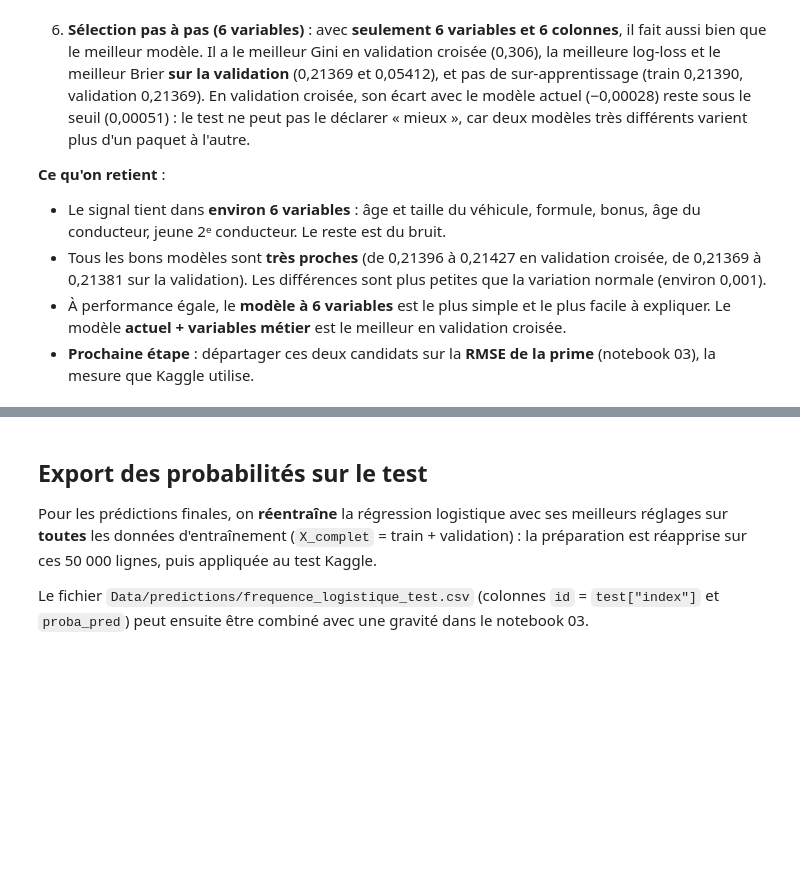
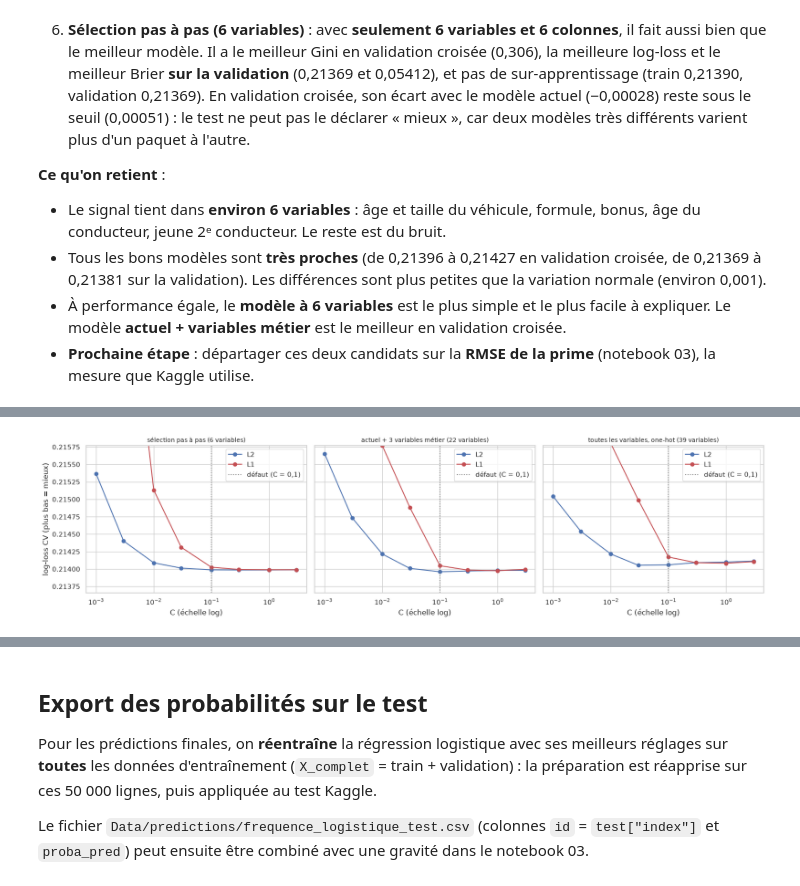
Before and after one commit to MaximilienCY/TD-Tarification-automobile-par-Machine-Learning, a Jupyter notebook: notebooks/01_frequence.ipynb, the cells around one changed output, grey strips where cells are left out. Cells and saved outputs as stored; diff of their text form; code cells hidden in the pictures; blank space fills up the shorter version.

Commit message:
Fréquence 4.11 : optimisation des hyperparamètres (C, pénalité L1/L2, lissage)
Co-Authored-By: Claude Opus 5.5 <noreply@anthropic.com>

```diff
--- a/notebooks/01_frequence.ipynb
+++ b/notebooks/01_frequence.ipynb
@@ -2366,7 +2366,7 @@ def taux_vers_parent(parent_appr, enfant_appr, y_appr, parent_cible, enfant_cibl
     return (somme + lissage * a_priori) / (nombre + lissage)
 
 
-def zonier_commune(X_entr, y_entr, X_eval):
+def zonier_commune(X_entr, y_entr, X_eval, lissage=LISSAGE):
     # Zonier : taux de la commune lissé vers son département. Hors pli (par client) pour l'entraînement.
     commune_entr, commune_eval = train.loc[X_entr.index, "code_postal"], train.loc[X_eval.index, "code_postal"]
     valeurs_entr = pd.Series(np.nan, index=X_entr.index)
@@ -2375,20 +2375,20 @@ def zonier_commune(X_entr, y_entr, X_eval):
         autres = pli != k
         valeurs_entr[~autres] = taux_vers_parent(
             X_entr["departement"][autres], commune_entr[autres], y_entr[autres],
-            X_entr["departement"][~autres], commune_entr[~autres]).values
-    valeurs_eval = taux_vers_parent(X_entr["departement"], commune_entr, y_entr, X_eval["departement"], commune_eval)
+            X_entr["departement"][~autres], commune_entr[~autres], lissage).values
+    valeurs_eval = taux_vers_parent(X_entr["departement"], commune_entr, y_entr, X_eval["departement"], commune_eval, lissage)
     return valeurs_entr, valeurs_eval
 
 
-def construire_colonnes(X_entr, y_entr, X_eval):
+def construire_colonnes(X_entr, y_entr, X_eval, lissage=LISSAGE):
     # Prépare TOUTES les colonnes candidates (appris sur X_entr) et dit quelles colonnes forment chaque option
-    A, B = pli_actuel(X_entr, y_entr, X_eval, redondantes=[])  # toutes les variables brutes, préparation actuelle
+    A, B = pli_actuel(X_entr, y_entr, X_eval, lissage=lissage, redondantes=[])  # toutes les variables brutes, préparation actuelle
     options = {(v, "numérique"): [v] for v in NUMERIQUES_TOUTES}
     options.update({(v, "taux"): [v] for v in CAT_FORTE})
     options.update({(v, "one-hot"): [c for c in A.columns if c.startswith(v + "_")] for v in CAT_FAIBLE})
     # Variables catégorielles en taux de sinistres (une colonne)
     for v in CAT_FAIBLE:
-        valeurs_A, valeurs_B = encoder_taux(X_entr[v], y_entr, X_eval[v])
+        valeurs_A, valeurs_B = encoder_taux(X_entr[v], y_entr, X_eval[v], lissage)
         A, B = remplacer_colonne(A, B, v + "_taux", valeurs_A, valeurs_B)
         options[(v, "taux")] = [v + "_taux"]
     # Variables 0/1 construites
@@ -2405,7 +2405,7 @@ def construire_colonnes(X_entr, y_entr, X_eval):
     def prix_relatif(X):
         return X["prix_vehicule"] / X["anciennete_vehicule"].map(prix_median_par_age).fillna(X_entr["prix_vehicule"].median())
     A, B = remplacer_colonne(A, B, "prix_relatif", prix_relatif(X_entr), prix_relatif(X_eval))
-    A, B = remplacer_colonne(A, B, "zonier_commune", *zonier_commune(X_entr, y_entr, X_eval))
+    A, B = remplacer_colonne(A, B, "zonier_commune", *zonier_commune(X_entr, y_entr, X_eval, lissage))
     for nom in ["puissance_poids", "age_permis1", "prix_relatif", "zonier_commune"]:
         options[(nom, "calculée")] = [nom]
     # Interactions : produit de deux colonnes, standardisé
@@ -2633,0 +2705,17 @@ controle_final[[f"{m} ({j})" for m in ["log-loss", "Gini", "Brier"] for j in ["t
+# %%
+fig, axes = plt.subplots(1, 3, figsize=(17, 4.5), sharey=True)
+for ax, nom in zip(axes, CANDIDATS):
+    for penalite, couleur in [("L2", "#4C72B0"), ("L1", "#C44E52")]:
+        d = reglages[(reglages["modèle"] == nom) & (reglages["pénalité"] == penalite)]
+        ax.plot(d["C"], d["log-loss CV"], "o-", color=couleur, label=penalite)
+    ax.axvline(0.1, color="grey", ls=":", label="défaut (C = 0,1)")
+    ax.set_xscale("log")
+    ax.set_xlabel("C (échelle log)")
+    ax.set_title(nom, fontsize=10)
+    ax.legend()
+axes[0].set_ylabel("log-loss CV (plus bas = mieux)")
+axes[0].set_ylim(reglages["log-loss CV"].min() - 0.0003, reference["log-loss"].mean() + 0.0015)
+plt.tight_layout()
+plt.show()
+# %% [output]
+[figure, added]
```
Also changed, not shown: parts of 9 cells of this notebook, 1 other file.
